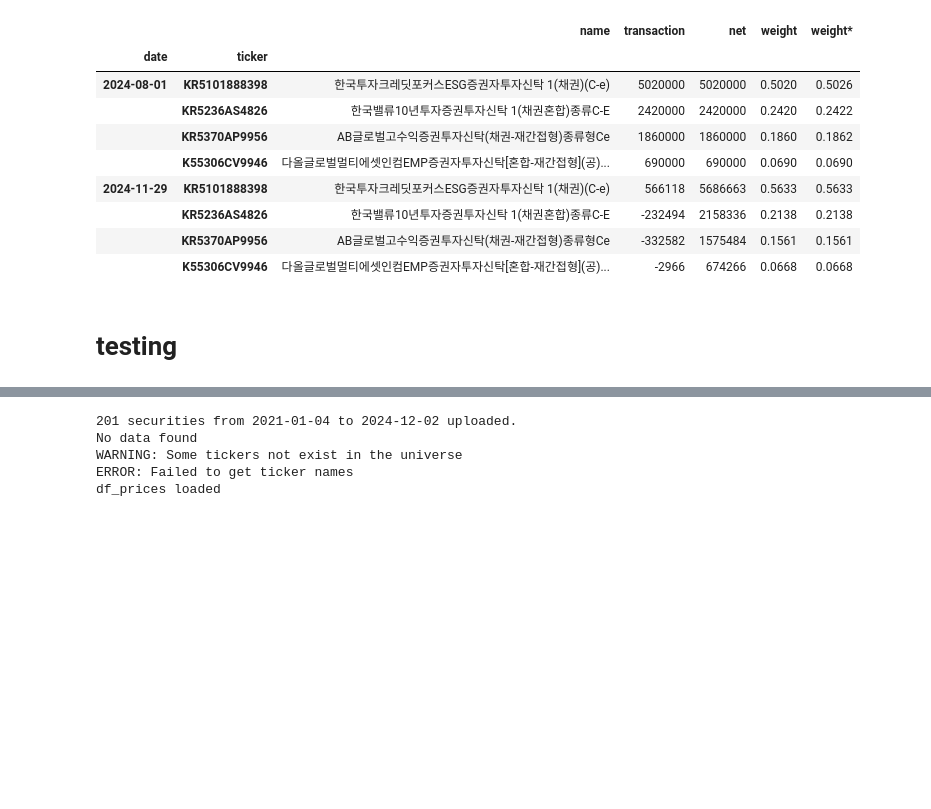
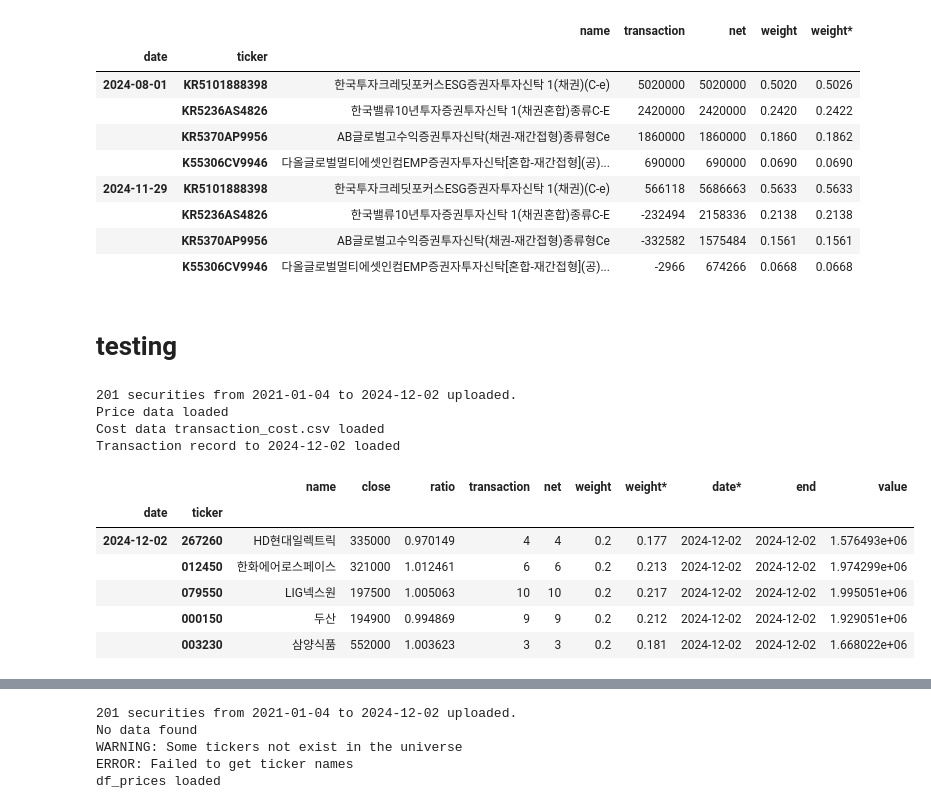
Before and after one commit to lbk209/portfolio, a Jupyter notebook: Allocate_Portfolio.ipynb, the cells around one changed output, grey strips where cells are left out. Drawn from its saved outputs; the diff is of its cells as text; code cells hidden in the pictures; blank space fills up the shorter version.

```diff
--- a/Allocate_Portfolio.ipynb
+++ b/Allocate_Portfolio.ipynb
@@ -854,3 +854,20 @@ Set save=True to save transaction record
 |  | K55306CV9946 | 다올글로벌멀티에셋인컴EMP증권자투자신탁[혼합-재간접형](공)... | -2966 | 674266 | 0.0668 | 0.0668 |
 # %% [markdown]
 # testing
+# %%
+pf_mmt = PM.create_portfolio('MMT', cost=file_cost, file='test1')
+# %% [output]
+201 securities from 2021-01-04 to 2024-12-02 uploaded.
+Price data loaded
+Cost data transaction_cost.csv loaded
+Transaction record to 2024-12-02 loaded
+# %%
+pf_mmt.view_record(-2, share=True, value=True)
+# %% [output]
+|  |  | name | close | ratio | transaction | net | weight | weight* | date* | end | value |
+| date | ticker |  |  |  |  |  |  |  |  |  |  |
+| 2024-12-02 | 267260 | HD현대일렉트릭 | 335000 | 0.970149 | 4 | 4 | 0.2 | 0.177 | 2024-12-02 | 2024-12-02 | 1.576493e+06 |
+|  | 012450 | 한화에어로스페이스 | 321000 | 1.012461 | 6 | 6 | 0.2 | 0.213 | 2024-12-02 | 2024-12-02 | 1.974299e+06 |
+|  | 079550 | LIG넥스원 | 197500 | 1.005063 | 10 | 10 | 0.2 | 0.217 | 2024-12-02 | 2024-12-02 | 1.995051e+06 |
+|  | 000150 | 두산 | 194900 | 0.994869 | 9 | 9 | 0.2 | 0.212 | 2024-12-02 | 2024-12-02 | 1.929051e+06 |
+|  | 003230 | 삼양식품 | 552000 | 1.003623 | 3 | 3 | 0.2 | 0.181 | 2024-12-02 | 2024-12-02 | 1.668022e+06 |
```
Also changed, not shown: parts of 9 cells of this notebook, 1 other file.
